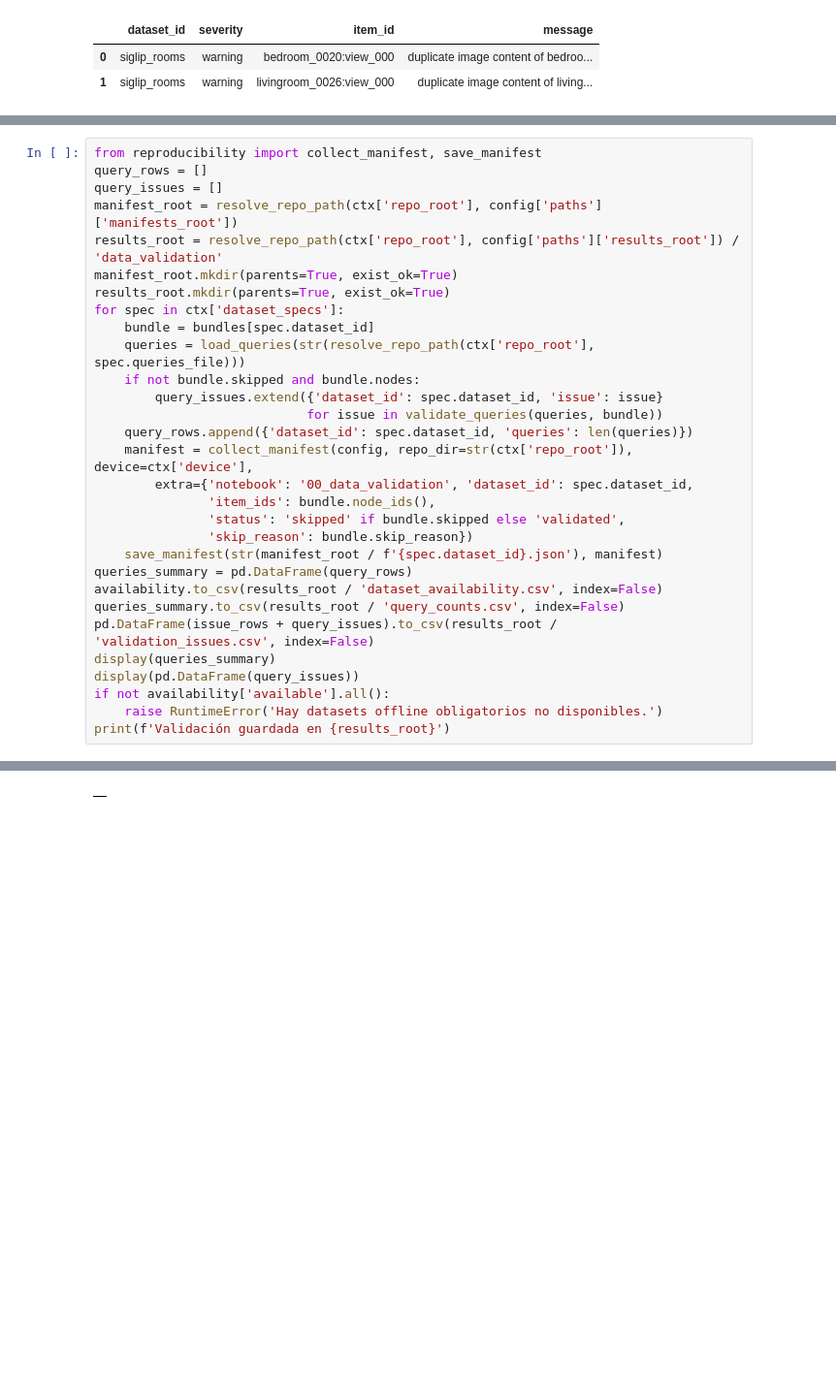
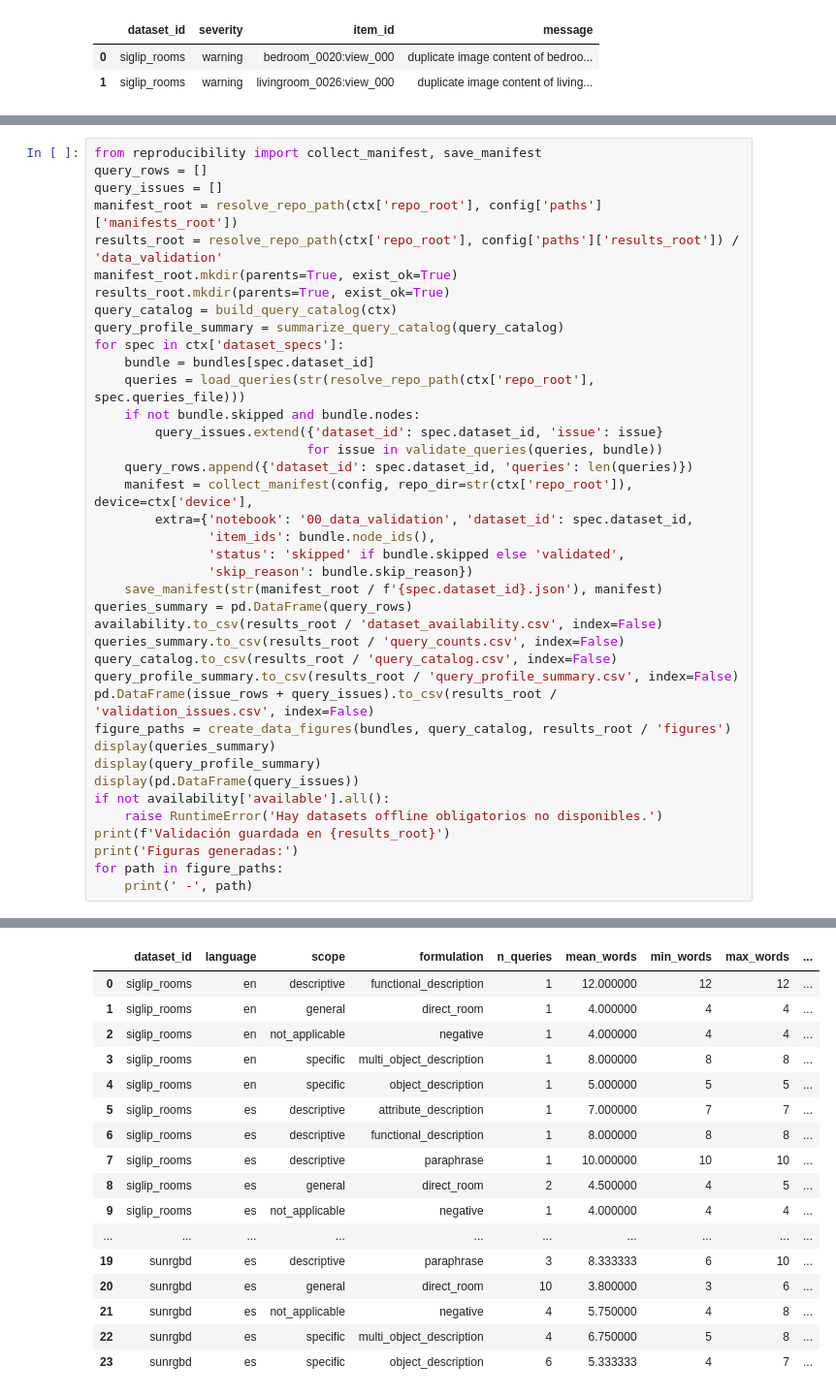
Before and after one commit to rreisr00/visual_semantic_navigation, a Jupyter notebook: experiments/offline/notebooks/00_data_validation.ipynb, the cells around one changed output, grey strips where cells are left out. Shown at 97% size. Drawn from its saved outputs; the diff is of its cells as text; blank space fills up the shorter version.

Commit message:
Added query formulation, cataloging, scope-based analysis, benchmark integration, visualizations, and sensitivity summaries for enhanced semantic analysis.

```diff
--- a/experiments/offline/notebooks/00_data_validation.ipynb
+++ b/experiments/offline/notebooks/00_data_validation.ipynb
@@ -86,31 +89,56 @@ manifest_root = resolve_repo_path(ctx['repo_root'], config['paths']['manifests_r
 results_root = resolve_repo_path(ctx['repo_root'], config['paths']['results_root']) / 'data_validation'
 manifest_root.mkdir(parents=True, exist_ok=True)
 results_root.mkdir(parents=True, exist_ok=True)
+query_catalog = build_query_catalog(ctx)
+query_profile_summary = summarize_query_catalog(query_catalog)
 for spec in ctx['dataset_specs']:
     bundle = bundles[spec.dataset_id]
     queries = load_queries(str(resolve_repo_path(ctx['repo_root'], spec.queries_file)))
     if not bundle.skipped and bundle.nodes:
         query_issues.extend({'dataset_id': spec.dataset_id, 'issue': issue}
                             for issue in validate_queries(queries, bundle))
     query_rows.append({'dataset_id': spec.dataset_id, 'queries': len(queries)})
     manifest = collect_manifest(config, repo_dir=str(ctx['repo_root']), device=ctx['device'],
         extra={'notebook': '00_data_validation', 'dataset_id': spec.dataset_id,
                'item_ids': bundle.node_ids(),
                'status': 'skipped' if bundle.skipped else 'validated',
                'skip_reason': bundle.skip_reason})
     save_manifest(str(manifest_root / f'{spec.dataset_id}.json'), manifest)
 queries_summary = pd.DataFrame(query_rows)
 availability.to_csv(results_root / 'dataset_availability.csv', index=False)
 queries_summary.to_csv(results_root / 'query_counts.csv', index=False)
+query_catalog.to_csv(results_root / 'query_catalog.csv', index=False)
+query_profile_summary.to_csv(results_root / 'query_profile_summary.csv', index=False)
 pd.DataFrame(issue_rows + query_issues).to_csv(results_root / 'validation_issues.csv', index=False)
+figure_paths = create_data_figures(bundles, query_catalog, results_root / 'figures')
 display(queries_summary)
+display(query_profile_summary)
 display(pd.DataFrame(query_issues))
 if not availability['available'].all():
     raise RuntimeError('Hay datasets offline obligatorios no disponibles.')
 print(f'Validación guardada en {results_root}')
+print('Figuras generadas:')
+for path in figure_paths:
+    print(' -', path)
 # %% [output]
 |  | dataset_id | queries |
 | 0 | siglip_rooms | 13 |
 | 1 | sunrgbd | 58 |
 | 2 | visual_genome | 0 |
-|  |
+|  | dataset_id | language | scope | formulation | n_queries | mean_words | min_words | max_words | ... |
+| 0 | siglip_rooms | en | descriptive | functional_description | 1 | 12.000000 | 12 | 12 | ... |
+| 1 | siglip_rooms | en | general | direct_room | 1 | 4.000000 | 4 | 4 | ... |
+| 2 | siglip_rooms | en | not_applicable | negative | 1 | 4.000000 | 4 | 4 | ... |
+| 3 | siglip_rooms | en | specific | multi_object_description | 1 | 8.000000 | 8 | 8 | ... |
+| 4 | siglip_rooms | en | specific | object_description | 1 | 5.000000 | 5 | 5 | ... |
+| 5 | siglip_rooms | es | descriptive | attribute_description | 1 | 7.000000 | 7 | 7 | ... |
+| 6 | siglip_rooms | es | descriptive | functional_description | 1 | 8.000000 | 8 | 8 | ... |
+| 7 | siglip_rooms | es | descriptive | paraphrase | 1 | 10.000000 | 10 | 10 | ... |
+| 8 | siglip_rooms | es | general | direct_room | 2 | 4.500000 | 4 | 5 | ... |
+| 9 | siglip_rooms | es | not_applicable | negative | 1 | 4.000000 | 4 | 4 | ... |
+| ... | ... | ... | ... | ... | ... | ... | ... | ... | ... |
+| 19 | sunrgbd | es | descriptive | paraphrase | 3 | 8.333333 | 6 | 10 | ... |
+| 20 | sunrgbd | es | general | direct_room | 10 | 3.800000 | 3 | 6 | ... |
+| 21 | sunrgbd | es | not_applicable | negative | 4 | 5.750000 | 4 | 8 | ... |
+| 22 | sunrgbd | es | specific | multi_object_description | 4 | 6.750000 | 5 | 8 | ... |
+| 23 | sunrgbd | es | specific | object_description | 6 | 5.333333 | 4 | 7 | ... |
```
Also changed, not shown: parts of 3 cells of this notebook, 3 other files.
